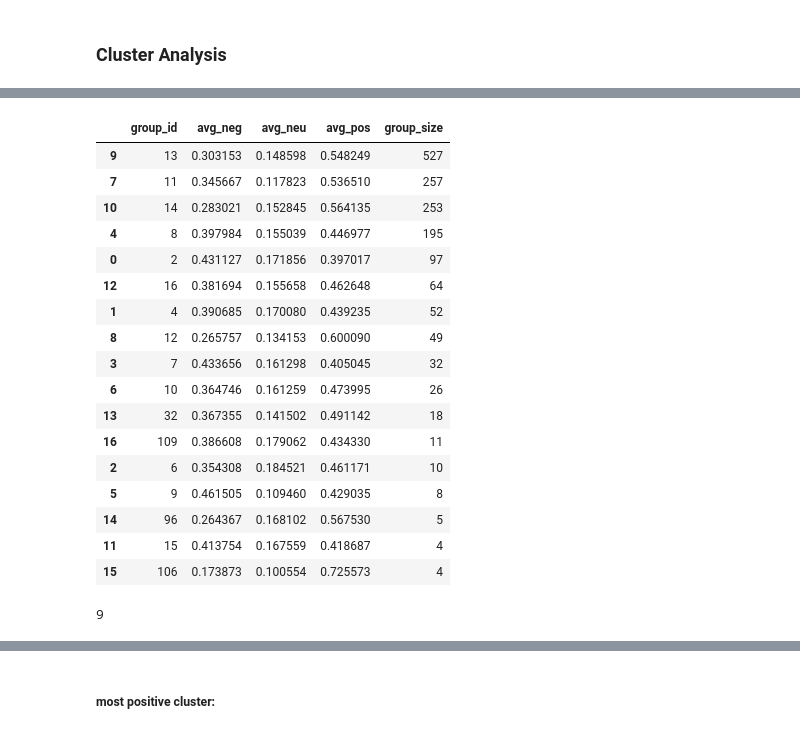
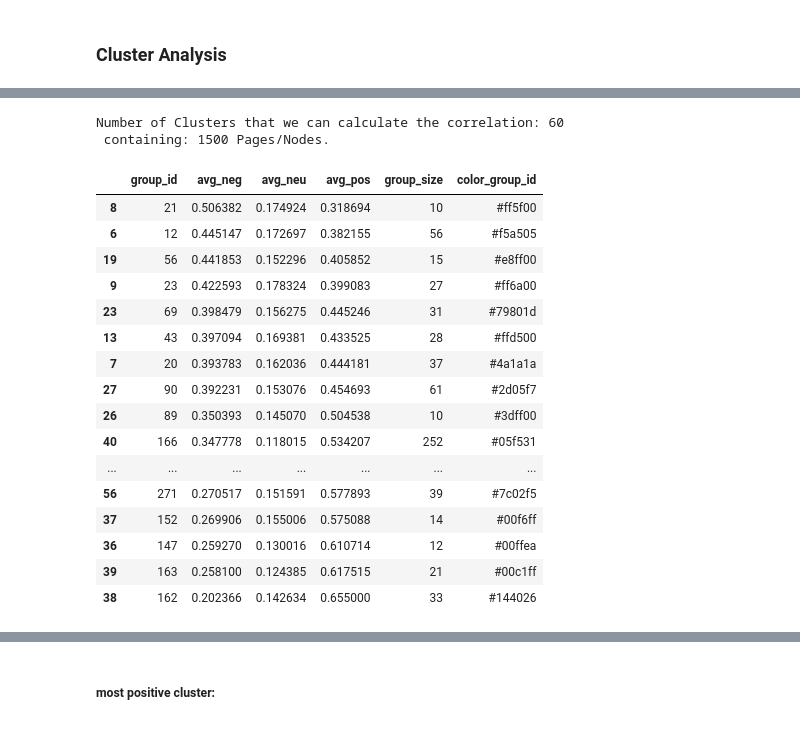
Before and after one commit to rmnrth4/wbth-project, a Jupyter notebook: graph_network/graph-clustering.ipynb, the cells around one changed output, grey strips where cells are left out. Saved outputs shown, nothing was run; the diff lists cells and outputs as text; code cells hidden in the pictures.

```diff
--- a/graph_network/graph-clustering.ipynb
+++ b/graph_network/graph-clustering.ipynb
@@ -283,3 +265,6 @@ G, N = get_graph_from_cluster_data_without_color(matrix, graph_clustering_e_b_c,
 N.show("graph_clustering_edge_betweenness_centrality.html")
 # %% [markdown]
 ### Stats
+# %%
+df = get_cluster_overview(graph_clustering_e_b_c, "commun_id").sort_values("commun_size", ascending=False)
+df
@@ -615,26 +667,23 @@ plt.show()
 # %%
-df = get_average_sentiment_and_size_per_cluster(url_clustering_2, "group_id")
-df.sort_values("group_size", ascending=False)
+df = get_cluster_overview(url_clustering_3, "group_id")
+df[df["group_size"]>=10].sort_values("avg_neg", ascending=False)
 # %% [output]
+Number of Clusters that we can calculate the correlation: 60
+ containing: 1500 Pages/Nodes.
-|  | group_id | avg_neg | avg_neu | avg_pos | group_size |
-| 9 | 13 | 0.303153 | 0.148598 | 0.548249 | 527 |
-| 7 | 11 | 0.345667 | 0.117823 | 0.536510 | 257 |
-| 10 | 14 | 0.283021 | 0.152845 | 0.564135 | 253 |
-| 4 | 8 | 0.397984 | 0.155039 | 0.446977 | 195 |
-| 0 | 2 | 0.431127 | 0.171856 | 0.397017 | 97 |
-| 12 | 16 | 0.381694 | 0.155658 | 0.462648 | 64 |
-| 1 | 4 | 0.390685 | 0.170080 | 0.439235 | 52 |
-| 8 | 12 | 0.265757 | 0.134153 | 0.600090 | 49 |
-| 3 | 7 | 0.433656 | 0.161298 | 0.405045 | 32 |
-| 6 | 10 | 0.364746 | 0.161259 | 0.473995 | 26 |
-| 13 | 32 | 0.367355 | 0.141502 | 0.491142 | 18 |
-| 16 | 109 | 0.386608 | 0.179062 | 0.434330 | 11 |
-| 2 | 6 | 0.354308 | 0.184521 | 0.461171 | 10 |
-| 5 | 9 | 0.461505 | 0.109460 | 0.429035 | 8 |
-| 14 | 96 | 0.264367 | 0.168102 | 0.567530 | 5 |
-| 11 | 15 | 0.413754 | 0.167559 | 0.418687 | 4 |
-| 15 | 106 | 0.173873 | 0.100554 | 0.725573 | 4 |
+|  | group_id | avg_neg | avg_neu | avg_pos | group_size | color_group_id |
+| 8 | 21 | 0.506382 | 0.174924 | 0.318694 | 10 | #ff5f00 |
+| 6 | 12 | 0.445147 | 0.172697 | 0.382155 | 56 | #f5a505 |
+| 19 | 56 | 0.441853 | 0.152296 | 0.405852 | 15 | #e8ff00 |
+| 9 | 23 | 0.422593 | 0.178324 | 0.399083 | 27 | #ff6a00 |
+| 23 | 69 | 0.398479 | 0.156275 | 0.445246 | 31 | #79801d |
+| 13 | 43 | 0.397094 | 0.169381 | 0.433525 | 28 | #ffd500 |
+| 7 | 20 | 0.393783 | 0.162036 | 0.444181 | 37 | #4a1a1a |
+| 27 | 90 | 0.392231 | 0.153076 | 0.454693 | 61 | #2d05f7 |
+| 26 | 89 | 0.350393 | 0.145070 | 0.504538 | 10 | #3dff00 |
+| 40 | 166 | 0.347778 | 0.118015 | 0.534207 | 252 | #05f531 |
+| ... | ... | ... | ... | ... | ... | ... |
+| 56 | 271 | 0.270517 | 0.151591 | 0.577893 | 39 | #7c02f5 |
+| 37 | 152 | 0.269906 | 0.155006 | 0.575088 | 14 | #00f6ff |
+| 36 | 147 | 0.259270 | 0.130016 | 0.610714 | 12 | #00ffea |
+| 39 | 163 | 0.258100 | 0.124385 | 0.617515 | 21 | #00c1ff |
+| 38 | 162 | 0.202366 | 0.142634 | 0.655000 | 33 | #144026 |
-# %%
-df["avg_neg"].idxmax()
-# %% [output]
-9
```
Also changed, not shown: parts of 51 cells of this notebook, 1 other file.
